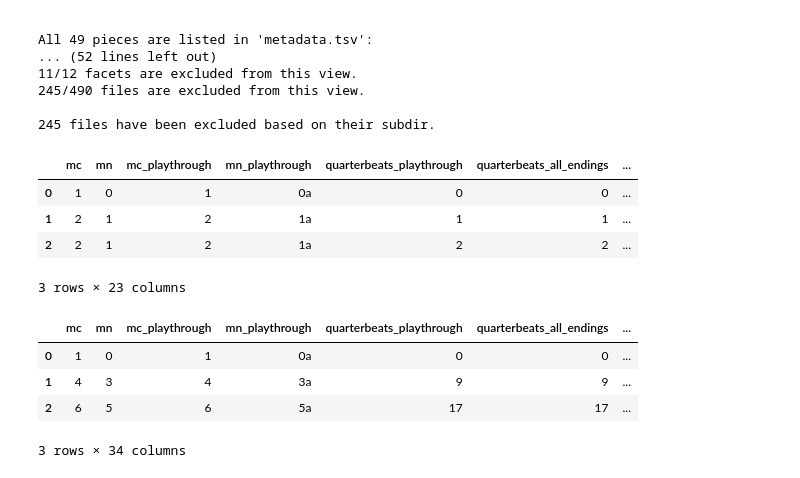
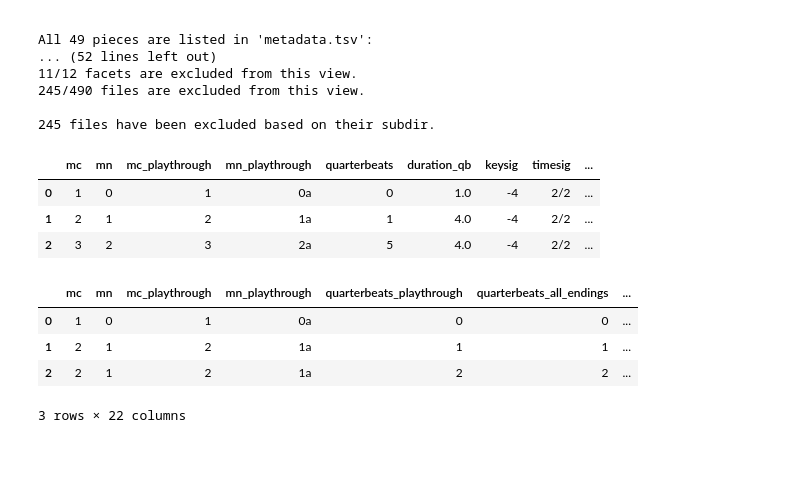
Before and after one commit to johentsch/AugmentedNet, a Jupyter notebook: notebooks/create_pitch_arrays.ipynb, the cells around one changed output. Cells and saved outputs as stored; diff of their text form; code cells hidden in the pictures.

```diff
--- a/notebooks/create_pitch_arrays.ipynb
+++ b/notebooks/create_pitch_arrays.ipynb
@@ -49,30 +50,28 @@ All 49 pieces are listed in 'metadata.tsv':
 # %%
 corpus = get_ms3_corpus("~/distant_listening_corpus/beethoven_piano_sonatas")
 
 for _, piece in corpus.iter_pieces():
     break
 
 for fileinfo, facets in piece.iter_extracted_facets(
-        ("notes", "expanded"),
+        ("measures", "notes", "expanded"),
         force=True,
         unfold=True,
         interval_index=False
 ):
     break
 
-notes, labels = facets["notes"], facets["expanded"]
-notes["is_onset"] = (notes.tied.fillna(1) == 1)
-labels["is_onset"] = True
-display(notes.head(3))
-labels.head(3)
+measures = facets["measures"]
+display(measures.head(3))
+notes = facets["notes"]
+notes.head(3)
 # %% [output]
-|  | mc | mn | mc_playthrough | mn_playthrough | quarterbeats_playthrough | quarterbeats_all_endings | ... |
-| 0 | 1 | 0 | 1 | 0a | 0 | 0 | ... |
-| 1 | 2 | 1 | 2 | 1a | 1 | 1 | ... |
-| 2 | 2 | 1 | 2 | 1a | 2 | 2 | ... |
+|  | mc | mn | mc_playthrough | mn_playthrough | quarterbeats | duration_qb | keysig | timesig | ... |
+| 0 | 1 | 0 | 1 | 0a | 0 | 1.0 | -4 | 2/2 | ... |
+| 1 | 2 | 1 | 2 | 1a | 1 | 4.0 | -4 | 2/2 | ... |
+| 2 | 3 | 2 | 3 | 2a | 5 | 4.0 | -4 | 2/2 | ... |
+|  | mc | mn | mc_playthrough | mn_playthrough | quarterbeats_playthrough | quarterbeats_all_endings | ... |
+| 0 | 1 | 0 | 1 | 0a | 0 | 0 | ... |
+| 1 | 2 | 1 | 2 | 1a | 1 | 1 | ... |
+| 2 | 2 | 1 | 2 | 1a | 2 | 2 | ... |
-3 rows × 23 columns
+3 rows × 22 columns
-|  | mc | mn | mc_playthrough | mn_playthrough | quarterbeats_playthrough | quarterbeats_all_endings | ... |
-| 0 | 1 | 0 | 1 | 0a | 0 | 0 | ... |
-| 1 | 4 | 3 | 4 | 3a | 9 | 9 | ... |
-| 2 | 6 | 5 | 6 | 5a | 17 | 17 | ... |
-3 rows × 34 columns
```
Also changed, not shown: parts of 6 cells of this notebook, 3 other files.
